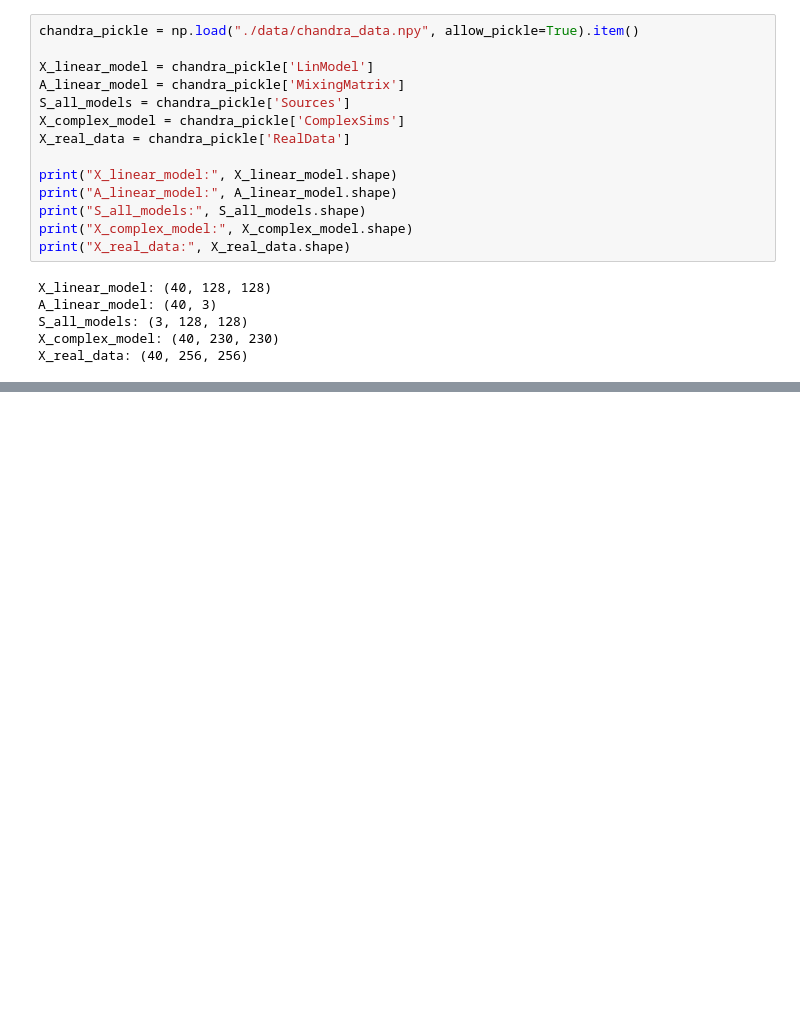
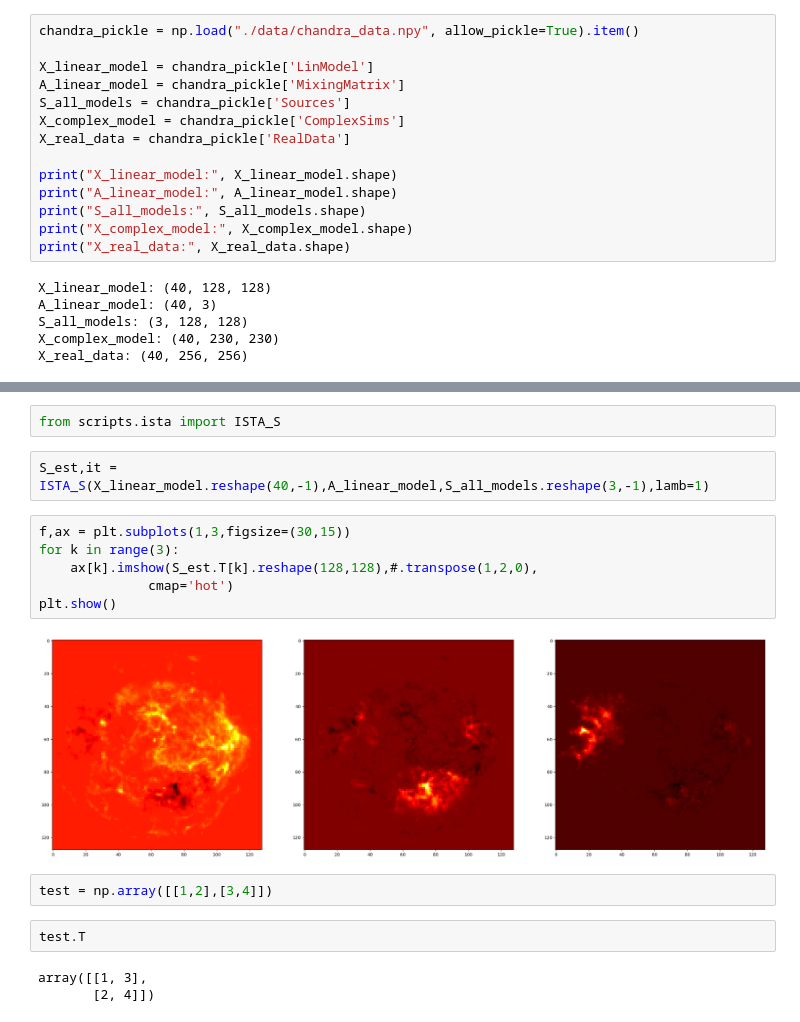
Before and after one commit to plbrbr/bss-project-2024, a Jupyter notebook: experiments.ipynb, the cells around one changed output, grey strips where cells are left out. Saved outputs shown, nothing was run; the diff lists cells and outputs as text; blank space fills up the shorter version.

```diff
--- a/experiments.ipynb
+++ b/experiments.ipynb
@@ -27,0 +68,19 @@ X_real_data: (40, 256, 256)
+# %%
+from scripts.ista import ISTA_S
+# %%
+S_est,it = ISTA_S(X_linear_model.reshape(40,-1),A_linear_model,S_all_models.reshape(3,-1),lamb=1)
+# %%
+f,ax = plt.subplots(1,3,figsize=(30,15))
+for k in range(3):
+    ax[k].imshow(S_est.T[k].reshape(128,128),#.transpose(1,2,0),
+              cmap='hot')
+plt.show()
+# %% [output]
+[figure, added]
+# %%
+test = np.array([[1,2],[3,4]])
+# %%
+test.T
+# %% [output]
+array([[1, 3],
+       [2, 4]])
```
Also changed, not shown: parts of 9 cells of this notebook.
